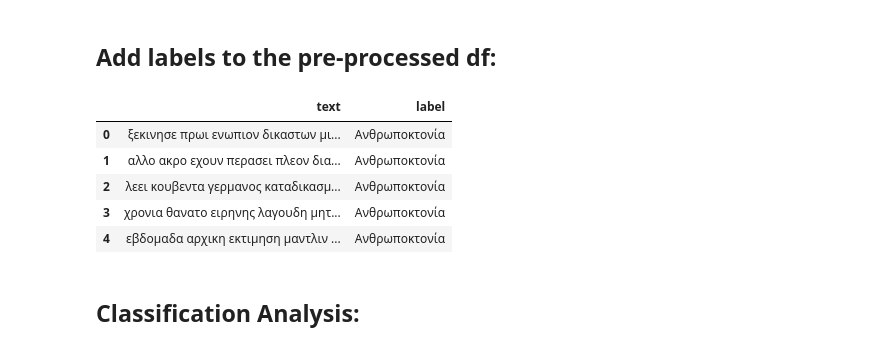
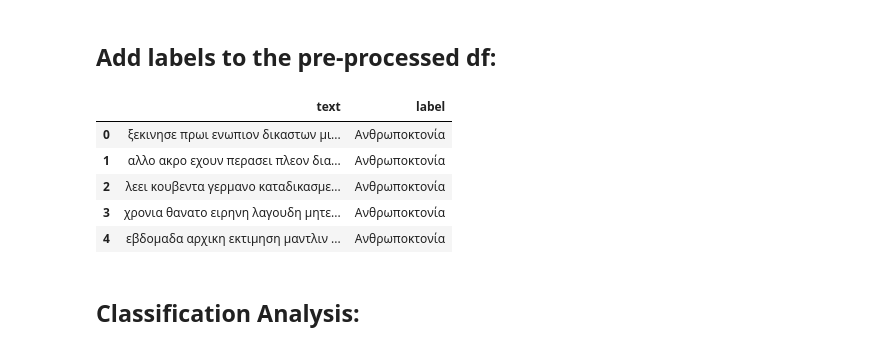
Before and after one commit to openlabathens/article-classification, a Jupyter notebook: article_classification.ipynb, the cells around one changed output. Saved outputs shown, nothing was run; the diff lists cells and outputs as text; code cells hidden in the pictures.

```diff
--- a/article_classification.ipynb
+++ b/article_classification.ipynb
@@ -306,0 +300,9 @@ df.head()
+# %%
+CHAR_TO_REMOVE = 'ς'
+
+def remove_final_s(text):
+    return re.sub('ς', '', text)
+
+df["text_wo_final_s"] = df["text_wo_single_letters"].apply(
+    lambda text: remove_final_s(text))
+df.head()
@@ -308,19 +317,19 @@ df.head()
 ## Add labels to the pre-processed df:
 # %%
 # Drop the columns which are no longer needed , "text_lemmatized"
-df.drop(["text", "text_wo_rare",
+df.drop(["text", "text_wo_rare", "text_wo_single_letters",
         "text_wo_numbers"], axis=1, inplace=True)
 
 # Set up data set with preprocessed text & classes:
 df['label'] = df_full['class']
 df.columns = ['text', 'label']
 df.head()
 # %% [output]
 |  | text | label |
 | 0 | ξεκινησε πρωι ενωπιον δικαστων μι... | Ανθρωποκτονία |
 | 1 | αλλο ακρο εχουν περασει πλεον δια... | Ανθρωποκτονία |
-| 2 | λεει κουβεντα γερμανος καταδικασμ... | Ανθρωποκτονία |
-| 3 | χρονια θανατο ειρηνης λαγουδη μητ... | Ανθρωποκτονία |
+| 2 | λεει κουβεντα γερμανο καταδικασμε... | Ανθρωποκτονία |
+| 3 | χρονια θανατο ειρηνη λαγουδη μητε... | Ανθρωποκτονία |
 | 4 | εβδομαδα αρχικη εκτιμηση μαντλιν ... | Ανθρωποκτονία |
 # %% [markdown]
 ## Classification Analysis:
```
Also changed, not shown: parts of 12 cells of this notebook.
